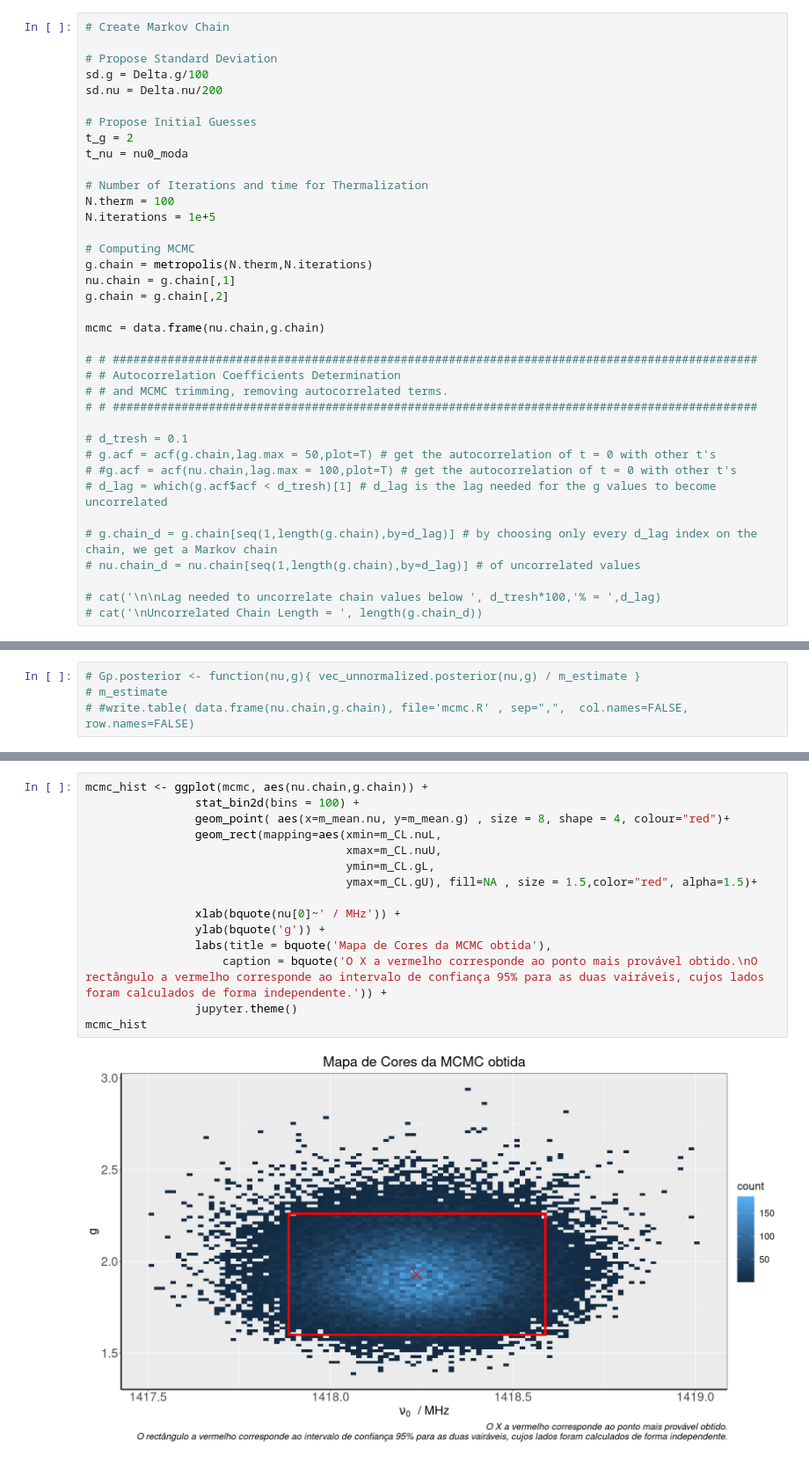
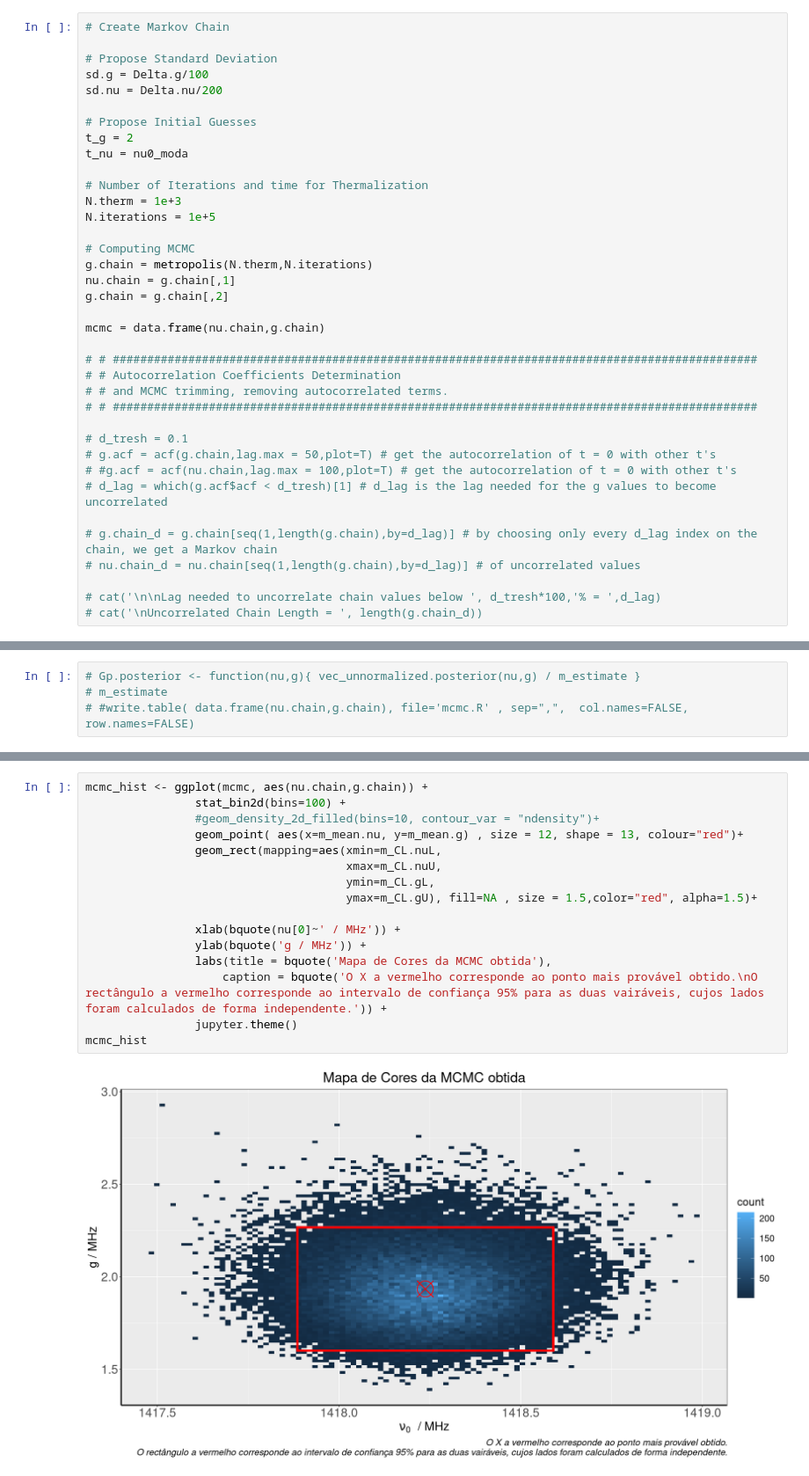
Before and after one commit to cesarium/da-bayesian-star, a Jupyter notebook: notebook_antonio_cesario.ipynb, the cells around one changed output, grey strips where cells are left out. Shown at 88% size. Cells and saved outputs as stored; diff of their text form.

```diff
--- a/notebook.ipynb
+++ b/notebook_antonio_cesario.ipynb
@@ -1160,7 +1164,7 @@ t_g = 2
 t_nu = nu0_moda
 
 # Number of Iterations and time for Thermalization
-N.therm = 100
+N.therm = 1e+3
 N.iterations = 1e+5
 
 # Computing MCMC
@@ -1468,17 +1500,18 @@ persp3d(x = x,
 # %%
 mcmc_hist <- ggplot(mcmc, aes(nu.chain,g.chain)) +
-                stat_bin2d(bins = 100) +
-                geom_point( aes(x=m_mean.nu, y=m_mean.g) , size = 8, shape = 4, colour="red")+
+                stat_bin2d(bins=100) +
+                #geom_density_2d_filled(bins=10, contour_var = "ndensity")+
+                geom_point( aes(x=m_mean.nu, y=m_mean.g) , size = 12, shape = 13, colour="red")+
                 geom_rect(mapping=aes(xmin=m_CL.nuL,
                                       xmax=m_CL.nuU,
                                       ymin=m_CL.gL,
                                       ymax=m_CL.gU), fill=NA , size = 1.5,color="red", alpha=1.5)+
 
                 xlab(bquote(nu[0]~' / MHz')) +
-                ylab(bquote('g')) +
+                ylab(bquote('g / MHz')) +
                 labs(title = bquote('Mapa de Cores da MCMC obtida'),
                     caption = bquote('O X a vermelho corresponde ao ponto mais provável obtido.\nO rectângulo a vermelho corresponde ao intervalo de confiança 95% para as duas vairáveis, cujos lados foram calculados de forma independente.')) +
                 jupyter.theme()
 mcmc_hist
 # %% [output]
-[figure, old version]
+[figure, new version]
```
Also changed, not shown: parts of 22 cells of this notebook, 5 other files.
